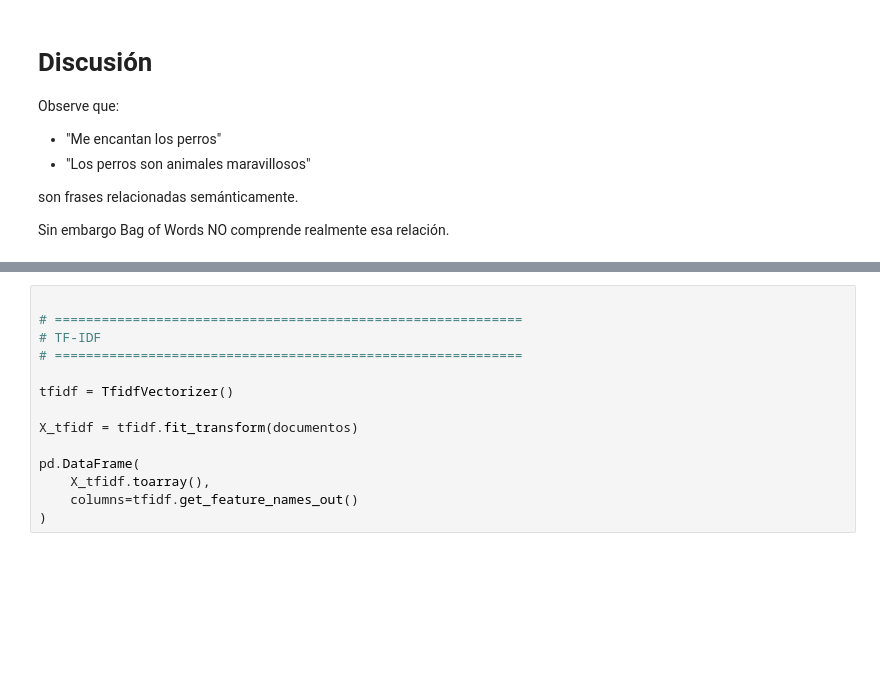
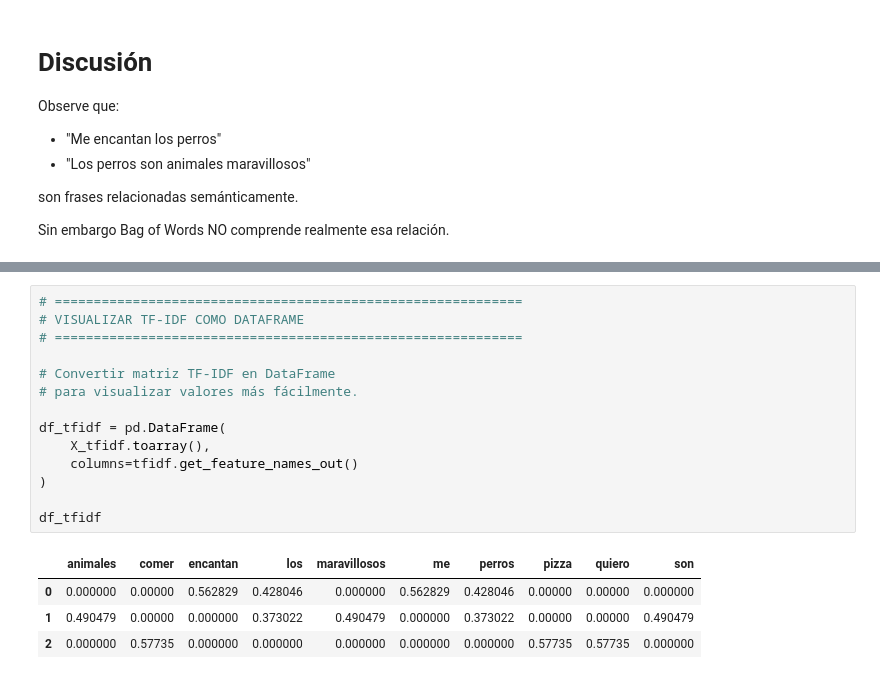
Before and after one commit to rscd27p/Curso_Inteligencia_Artificial_II_Fidelitas, a Jupyter notebook: Notebooks/01_Fundamentos_Modernos_PLN_LLMs.ipynb, the cells around one changed output, grey strips where cells are left out. Drawn from its saved outputs; the diff is of its cells as text; blank space fills up the shorter version.

```diff
--- a/Notebooks/01_Fundamentos_Modernos_PLN_LLMs.ipynb
+++ b/Notebooks/01_Fundamentos_Modernos_PLN_LLMs.ipynb
@@ -655,14 +1787,19 @@ Palabras muy frecuentes en TODOS los documentos reciben menor peso.
 # %%
-
 # ============================================================
-# TF-IDF
+# VISUALIZAR TF-IDF COMO DATAFRAME
 # ============================================================
 
-tfidf = TfidfVectorizer()
+# Convertir matriz TF-IDF en DataFrame
+# para visualizar valores más fácilmente.
 
-X_tfidf = tfidf.fit_transform(documentos)
-
-pd.DataFrame(
+df_tfidf = pd.DataFrame(
     X_tfidf.toarray(),
     columns=tfidf.get_feature_names_out()
 )
+
+df_tfidf
+# %% [output]
+|  | animales | comer | encantan | los | maravillosos | me | perros | pizza | quiero | son |
+| 0 | 0.000000 | 0.00000 | 0.562829 | 0.428046 | 0.000000 | 0.562829 | 0.428046 | 0.00000 | 0.00000 | 0.000000 |
+| 1 | 0.490479 | 0.00000 | 0.000000 | 0.373022 | 0.490479 | 0.000000 | 0.373022 | 0.00000 | 0.00000 | 0.490479 |
+| 2 | 0.000000 | 0.57735 | 0.000000 | 0.000000 | 0.000000 | 0.000000 | 0.000000 | 0.57735 | 0.57735 | 0.000000 |
```
Also changed, not shown: parts of 74 cells of this notebook.
